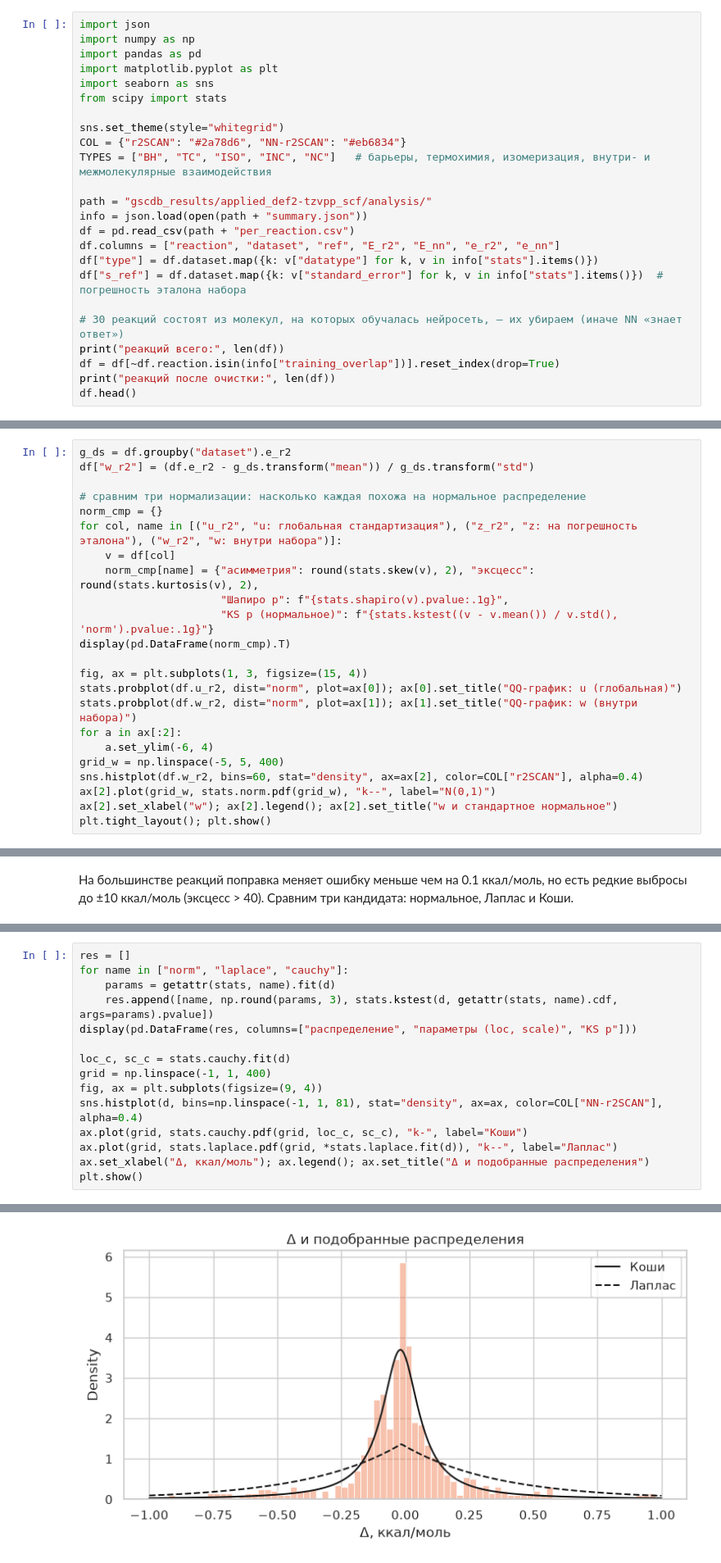
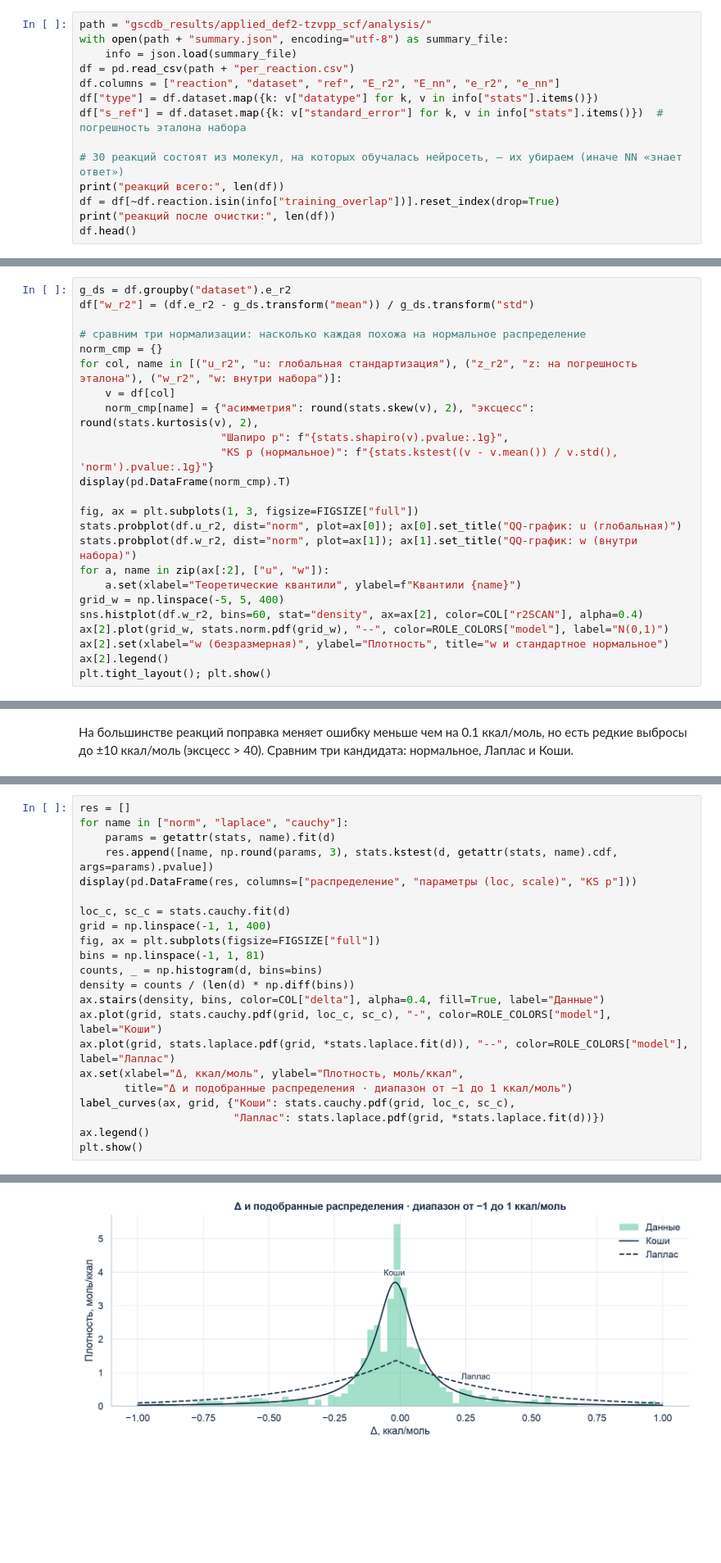
Before and after one commit to M1f0Rt/StatProject, a Jupyter notebook: lab01.ipynb, the cells around one changed output, grey strips where cells are left out. Shown at 82% size. Drawn from its saved outputs; the diff is of its cells as text; blank space fills up the shorter version.

```diff
--- a/lab01.ipynb
+++ b/lab01.ipynb
@@ -17,17 +70,7 @@ P.S.Спасибо cHARISMa ВШЭ
 # %%
-import json
-import numpy as np
-import pandas as pd
-import matplotlib.pyplot as plt
-import seaborn as sns
-from scipy import stats
-
-sns.set_theme(style="whitegrid")
-COL = {"r2SCAN": "#2a78d6", "NN-r2SCAN": "#eb6834"}
-TYPES = ["BH", "TC", "ISO", "INC", "NC"]   # барьеры, термохимия, изомеризация, внутри- и межмолекулярные взаимодействия
-
 path = "gscdb_results/applied_def2-tzvpp_scf/analysis/"
-info = json.load(open(path + "summary.json"))
+with open(path + "summary.json", encoding="utf-8") as summary_file:
+    info = json.load(summary_file)
 df = pd.read_csv(path + "per_reaction.csv")
 df.columns = ["reaction", "dataset", "ref", "E_r2", "E_nn", "e_r2", "e_nn"]
 df["type"] = df.dataset.map({k: v["datatype"] for k, v in info["stats"].items()})
@@ -270,15 +345,16 @@ for col, name in [("u_r2", "u: глобальная стандартизация
                       "KS p (нормальное)": f"{stats.kstest((v - v.mean()) / v.std(), 'norm').pvalue:.1g}"}
 display(pd.DataFrame(norm_cmp).T)
 
-fig, ax = plt.subplots(1, 3, figsize=(15, 4))
+fig, ax = plt.subplots(1, 3, figsize=FIGSIZE["full"])
 stats.probplot(df.u_r2, dist="norm", plot=ax[0]); ax[0].set_title("QQ-график: u (глобальная)")
 stats.probplot(df.w_r2, dist="norm", plot=ax[1]); ax[1].set_title("QQ-график: w (внутри набора)")
-for a in ax[:2]:
-    a.set_ylim(-6, 4)
+for a, name in zip(ax[:2], ["u", "w"]):
+    a.set(xlabel="Теоретические квантили", ylabel=f"Квантили {name}")
 grid_w = np.linspace(-5, 5, 400)
 sns.histplot(df.w_r2, bins=60, stat="density", ax=ax[2], color=COL["r2SCAN"], alpha=0.4)
-ax[2].plot(grid_w, stats.norm.pdf(grid_w), "k--", label="N(0,1)")
-ax[2].set_xlabel("w"); ax[2].legend(); ax[2].set_title("w и стандартное нормальное")
+ax[2].plot(grid_w, stats.norm.pdf(grid_w), "--", color=ROLE_COLORS["model"], label="N(0,1)")
+ax[2].set(xlabel="w (безразмерная)", ylabel="Плотность", title="w и стандартное нормальное")
+ax[2].legend()
 plt.tight_layout(); plt.show()
 # %% [output]
 |  | асимметрия | эксцесс | Шапиро p | KS p (нормальное) |
@@ -496,22 +642,29 @@ Name: delta, dtype: float64
 # %%
 res = []
 for name in ["norm", "laplace", "cauchy"]:
     params = getattr(stats, name).fit(d)
     res.append([name, np.round(params, 3), stats.kstest(d, getattr(stats, name).cdf, args=params).pvalue])
 display(pd.DataFrame(res, columns=["распределение", "параметры (loc, scale)", "KS p"]))
 
 loc_c, sc_c = stats.cauchy.fit(d)
 grid = np.linspace(-1, 1, 400)
-fig, ax = plt.subplots(figsize=(9, 4))
-sns.histplot(d, bins=np.linspace(-1, 1, 81), stat="density", ax=ax, color=COL["NN-r2SCAN"], alpha=0.4)
-ax.plot(grid, stats.cauchy.pdf(grid, loc_c, sc_c), "k-", label="Коши")
-ax.plot(grid, stats.laplace.pdf(grid, *stats.laplace.fit(d)), "k--", label="Лаплас")
-ax.set_xlabel("Δ, ккал/моль"); ax.legend(); ax.set_title("Δ и подобранные распределения")
+fig, ax = plt.subplots(figsize=FIGSIZE["full"])
+bins = np.linspace(-1, 1, 81)
+counts, _ = np.histogram(d, bins=bins)
+density = counts / (len(d) * np.diff(bins))
+ax.stairs(density, bins, color=COL["delta"], alpha=0.4, fill=True, label="Данные")
+ax.plot(grid, stats.cauchy.pdf(grid, loc_c, sc_c), "-", color=ROLE_COLORS["model"], label="Коши")
+ax.plot(grid, stats.laplace.pdf(grid, *stats.laplace.fit(d)), "--", color=ROLE_COLORS["model"], label="Лаплас")
+ax.set(xlabel="Δ, ккал/моль", ylabel="Плотность, моль/ккал",
+       title="Δ и подобранные распределения · диапазон от −1 до 1 ккал/моль")
+label_curves(ax, grid, {"Коши": stats.cauchy.pdf(grid, loc_c, sc_c),
+                        "Лаплас": stats.laplace.pdf(grid, *stats.laplace.fit(d))})
+ax.legend()
 plt.show()
 # %% [output]
 |  | распределение | параметры (loc, scale) | KS p |
 | 0 | norm | [-0.022, 1.097] | 9.969452e-69 |
 | 1 | laplace | [-0.016, 0.366] | 8.457944e-24 |
 | 2 | cauchy | [-0.019, 0.086] | 1.050202e-01 |
-[figure, old version]
+[figure, new version]
 # %% [markdown]
```
Also changed, not shown: parts of 87 cells of this notebook, 2 other files.
